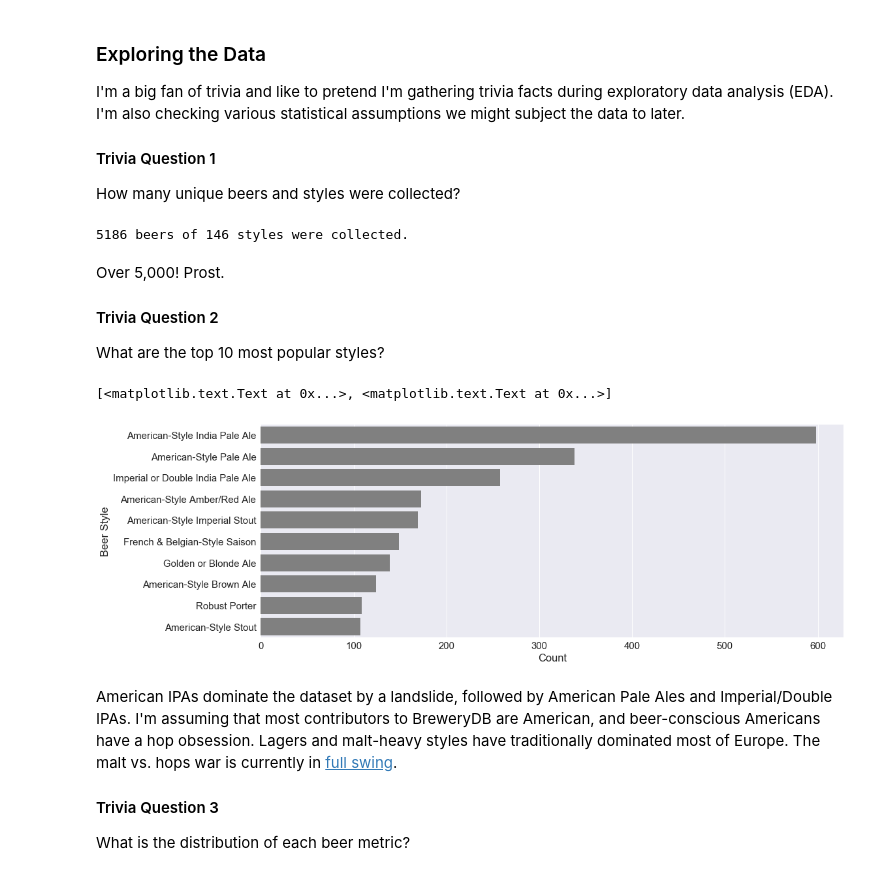
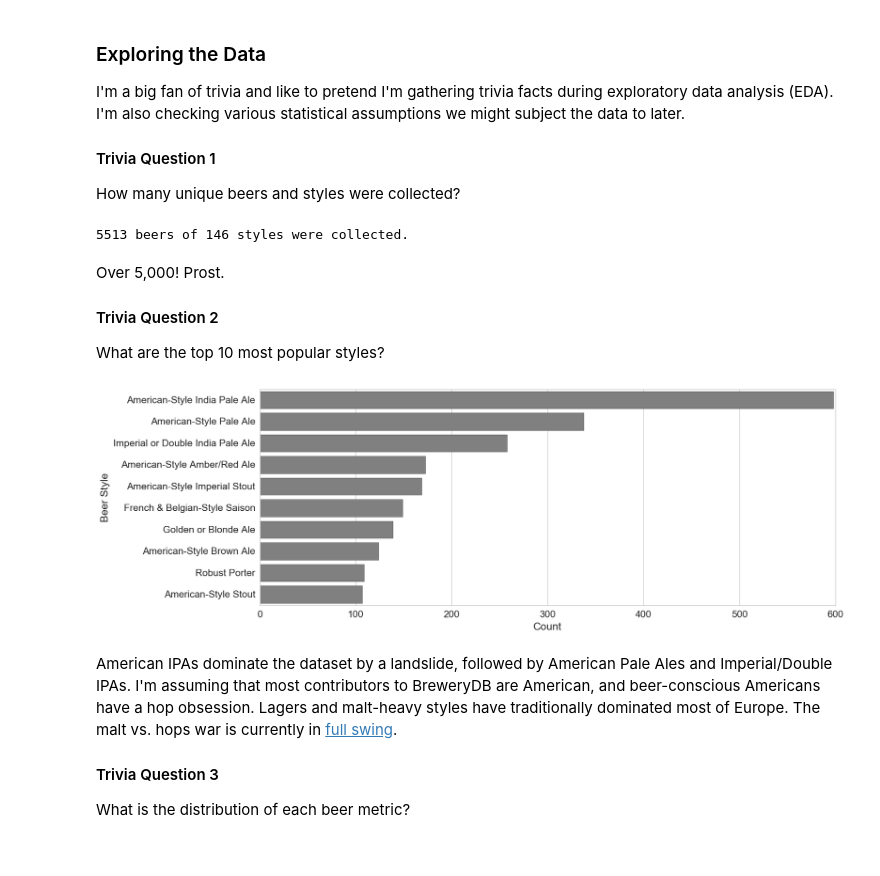
Before and after one commit to mrstepanovic/suds, a Jupyter notebook: beer_clustering.ipynb, the cells around one changed output. Saved outputs shown, nothing was run; the diff lists cells and outputs as text; code cells hidden in the pictures.

```diff
--- a/beer_clustering.ipynb
+++ b/beer_clustering.ipynb
@@ -32,17 +25,17 @@ import seaborn as sns
 # %%
 # Add your BreweryDB API key here.
-#c7638c9e8a98b169c092481ba409bd9f
-API_KEY = "c7638c9e8a98b169c092481ba409bd9f"
+API_KEY = ""
 URL = "http://api.brewerydb.com/v2/beers/"
 
 # Set parameters for BreweryDB's API.
 params = dict(key=API_KEY, withBreweries='Y')
 
 # Attempt to download 10,000 randomly-chosen beers from the database.
-beer_data = bdb_utils.download_data(URL, params, 10000, False)
+# Only beers with complete SRM, IBU, and ABV data will be collected.
+beer_data = bdb_utils.download_data(URL, params, 10000, True)
 
 # Also, save the data to a .csv for safe keeping offline.
-beer_data.to_csv("beer_data_10k.csv")
+beer_data.to_csv("beer_data.csv")
 # %% [output]
 Downloading (5514 of 1000000)
 # %% [markdown]
@@ -53,30 +46,36 @@ I'm a big fan of trivia and like to pretend I'm gathering trivia facts during ex
 #### Trivia Question 1
 How many unique beers and styles were collected?
 # %%
-number_of_beers = beer_data['Beer Name'].nunique()
+number_of_beers = len(beer_data)
 number_of_styles = beer_data['Style'].nunique()
 
 print("{} beers of {} styles were collected.".format(number_of_beers, number_of_styles))
 # %% [output]
-5186 beers of 146 styles were collected.
+5513 beers of 146 styles were collected.
 # %% [markdown]
 Over 5,000! Prost.
 
 #### Trivia Question 2
 What are the top 10 most popular styles?
 # %%
-def top_n_styles(n):
-    return pd.value_counts(beer_data['Style']).iloc[:n].index
+import matplotlib.pyplot as plt
+import seaborn as sns
+%matplotlib inline
+
+# Count the N most frequent beer styles in the dataset.
+def top_n_styles(N):
+    return pd.value_counts(beer_data['Style']).iloc[:N].index
+
 top_ten = top_n_styles(10)
 
+# Create bar plot with N styles.
 sns.set(font_scale = 1.5)
+sns.set_style("whitegrid")
 fig1 = plt.figure(figsize=(16, 6))
-
 ax = sns.countplot(y="Style", data=beer_data, color='gray', order=top_ten)
-ax.set(xlabel='Count', ylabel='Beer Style')
+ax.set(xlabel='Count', ylabel='Beer Style');
 # %% [output]
-[<matplotlib.text.Text at 0x...>, <matplotlib.text.Text at 0x...>]
-[figure, old version]
+[figure, new version]
 # %% [markdown]
 American IPAs dominate the dataset by a landslide, followed by American Pale Ales and Imperial/Double IPAs. I'm assuming that most contributors to BreweryDB are American, and beer-conscious Americans have a hop obsession. Lagers and malt-heavy styles have traditionally dominated most of Europe. The malt vs. hops war is currently in [full swing](http://www.sfexaminer.com/stop-pretending-like-ipas/).
 
```
Also changed, not shown: parts of 20 cells of this notebook.
